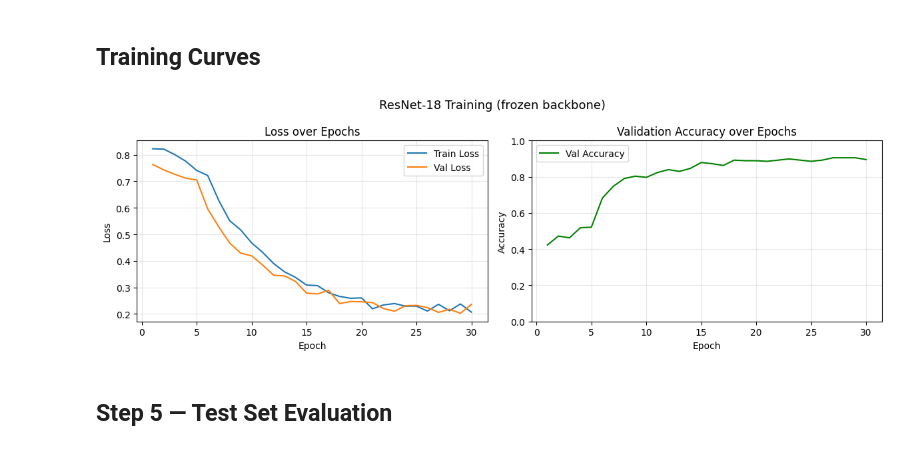
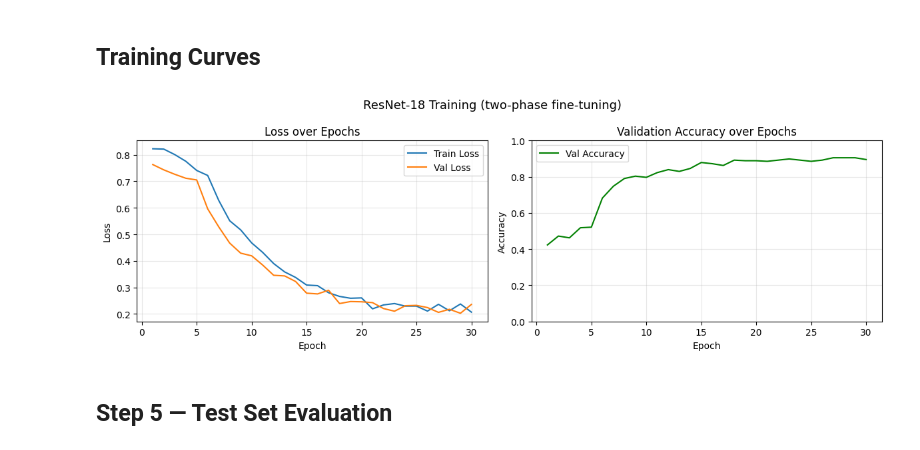
Before and after one commit to walter-amador/ResNet-CNN-Liveness, a Jupyter notebook: COSC_4117EL_A3_G8-train.ipynb, the cells around one changed output. Saved outputs shown, nothing was run; the diff lists cells and outputs as text; code cells hidden in the pictures.

```diff
--- a/COSC_4117EL_A3_G8-train.ipynb
+++ b/COSC_4117EL_A3_G8-train.ipynb
@@ -383,17 +385,17 @@ Two-phase fine-tuning strategy:
 Unfreezing only `layer4` (the deepest residual block, ~2.6 M params) lets the network adapt its highest-level features to the live/spoof task without disturbing the low-level texture and edge detectors in earlier layers. The lower learning rate for the backbone prevents catastrophic forgetting of the ImageNet features.
 # %%
 def _unfreeze_layer4(model: nn.Module) -> None:
-    """Unfreeze layer4 and avgpool so they join the fine-tuning phase."""
+    """Unfreeze layer4 so it joins the fine-tuning phase."""
     for name, p in model.named_parameters():
-        if name.startswith('layer4') or name.startswith('avgpool'):
+        if name.startswith('layer4'):
             p.requires_grad = True
 
 
 def _make_optimizer(model: nn.Module, cfg: dict) -> optim.Optimizer:
     """
     Build an Adam optimizer with two parameter groups:
-      • layer4 / avgpool  →  lr / 10   (gentle fine-tuning)
-      • FC head           →  lr        (full learning rate)
+      • unfrozen backbone params (layer4)  →  lr / 10   (gentle fine-tuning)
+      • FC head                            →  lr        (full learning rate)
     If layer4 is still frozen, only the head group is used.
     """
     backbone_params = [
@@ -555,33 +557,33 @@ Epoch 12/30  [phase 2]  train_loss=0.3902  val_loss=0.3459  val_acc=0.8393
 # %%
 epochs_ran = range(1, len(history['train_loss']) + 1)
 
 fig, (ax1, ax2) = plt.subplots(1, 2, figsize=(12, 4))
 
 ax1.plot(epochs_ran, history['train_loss'], label='Train Loss')
 ax1.plot(epochs_ran, history['val_loss'],   label='Val Loss')
 ax1.set_xlabel('Epoch')
 ax1.set_ylabel('Loss')
 ax1.set_title('Loss over Epochs')
 ax1.legend()
 ax1.grid(True, alpha=0.3)
 
 ax2.plot(epochs_ran, history['val_acc'], color='green', label='Val Accuracy')
 ax2.set_xlabel('Epoch')
 ax2.set_ylabel('Accuracy')
 ax2.set_title('Validation Accuracy over Epochs')
 ax2.set_ylim(0, 1)
 ax2.legend()
 ax2.grid(True, alpha=0.3)
 
-plt.suptitle('ResNet-18 Training (frozen backbone)', fontsize=13)
+plt.suptitle('ResNet-18 Training (two-phase fine-tuning)', fontsize=13)
 plt.tight_layout()
 plt.savefig(
     os.path.join(CFG['models_dir'], 'resnet18_training_curves.png'),
     dpi=150, bbox_inches='tight'
 )
 plt.show()
 # %% [output]
-[figure, old version]
+[figure, new version]
 # %% [markdown]
 ## Step 5 — Test Set Evaluation
 # %%
```
Also changed, not shown: parts of 5 cells of this notebook, 1 other file.
